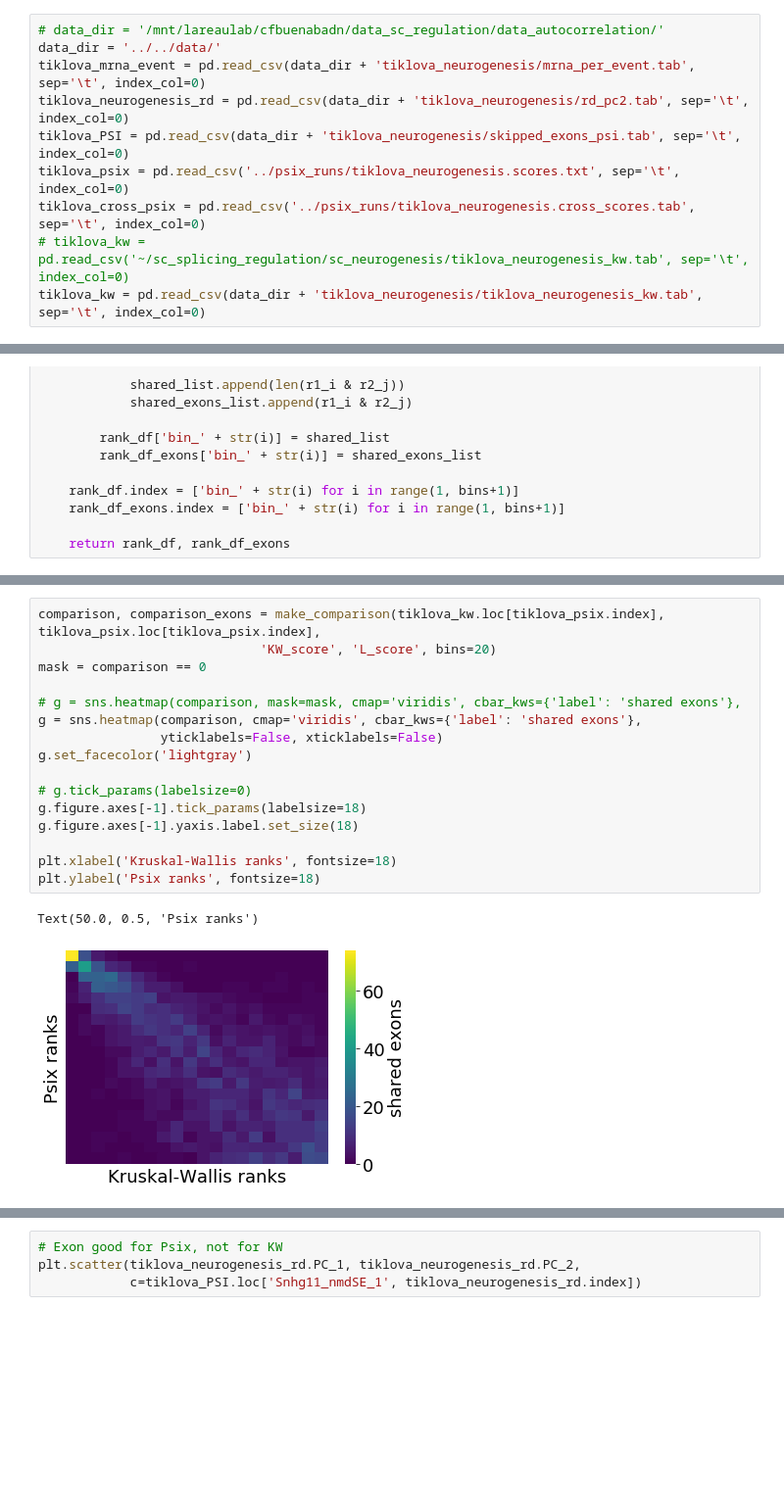
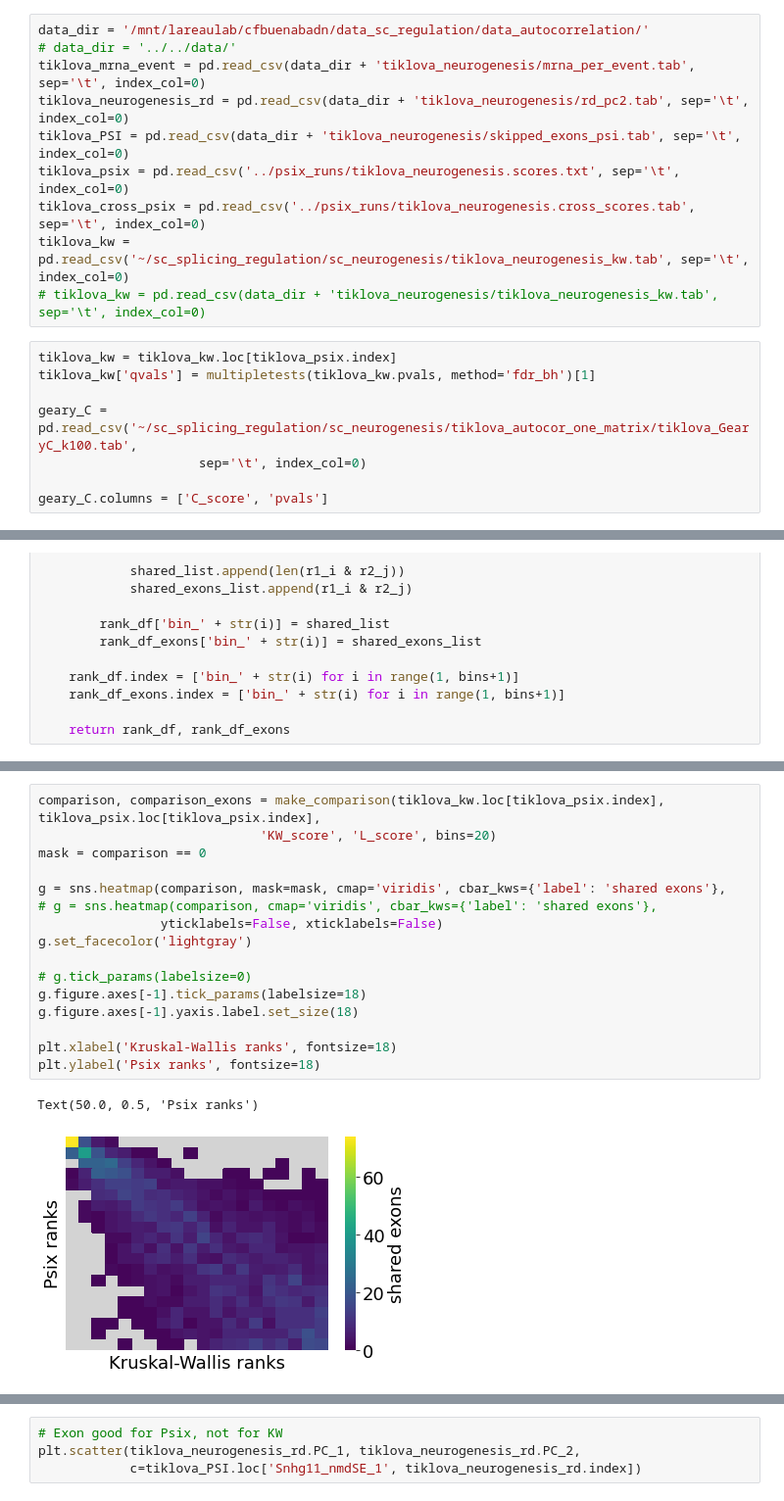
Before and after one commit to lareaulab/psix, a Jupyter notebook: data_analysis/rank_comparisons.ipynb, the cells around one changed output, grey strips where cells are left out. Shown at 98% size. Cells and saved outputs as stored; diff of their text form; blank space fills up the shorter version.

```diff
--- a/data_analysis/rank_comparisons.ipynb
+++ b/data_analysis/rank_comparisons.ipynb
@@ -20,13 +22,21 @@ from tqdm import tqdm
 # %%
-# data_dir = '/mnt/lareaulab/cfbuenabadn/data_sc_regulation/data_autocorrelation/'
-data_dir = '../../data/'
+data_dir = '/mnt/lareaulab/cfbuenabadn/data_sc_regulation/data_autocorrelation/'
+# data_dir = '../../data/'
 tiklova_mrna_event = pd.read_csv(data_dir + 'tiklova_neurogenesis/mrna_per_event.tab', sep='\t', index_col=0)
 tiklova_neurogenesis_rd = pd.read_csv(data_dir + 'tiklova_neurogenesis/rd_pc2.tab', sep='\t', index_col=0)
 tiklova_PSI = pd.read_csv(data_dir + 'tiklova_neurogenesis/skipped_exons_psi.tab', sep='\t', index_col=0)
 tiklova_psix = pd.read_csv('../psix_runs/tiklova_neurogenesis.scores.txt', sep='\t', index_col=0)
 tiklova_cross_psix = pd.read_csv('../psix_runs/tiklova_neurogenesis.cross_scores.tab', sep='\t', index_col=0)
-# tiklova_kw = pd.read_csv('~/sc_splicing_regulation/sc_neurogenesis/tiklova_neurogenesis_kw.tab', sep='\t', index_col=0)
-tiklova_kw = pd.read_csv(data_dir + 'tiklova_neurogenesis/tiklova_neurogenesis_kw.tab', sep='\t', index_col=0)
+tiklova_kw = pd.read_csv('~/sc_splicing_regulation/sc_neurogenesis/tiklova_neurogenesis_kw.tab', sep='\t', index_col=0)
+# tiklova_kw = pd.read_csv(data_dir + 'tiklova_neurogenesis/tiklova_neurogenesis_kw.tab', sep='\t', index_col=0)
+# %%
+tiklova_kw = tiklova_kw.loc[tiklova_psix.index]
+tiklova_kw['qvals'] = multipletests(tiklova_kw.pvals, method='fdr_bh')[1]
+
+geary_C = pd.read_csv('~/sc_splicing_regulation/sc_neurogenesis/tiklova_autocor_one_matrix/tiklova_GearyC_k100.tab',
+                     sep='\t', index_col=0)
+
+geary_C.columns = ['C_score', 'pvals']
 # %%
 def get_ranks(scores_df, score_name, bins=50):
     score_series = scores_df.sort_values(score_name).sort_values(score_name)
@@ -117,19 +87,19 @@ mask
 # %%
 comparison, comparison_exons = make_comparison(tiklova_kw.loc[tiklova_psix.index], tiklova_psix.loc[tiklova_psix.index],
                              'KW_score', 'L_score', bins=20)
 mask = comparison == 0
 
-# g = sns.heatmap(comparison, mask=mask, cmap='viridis', cbar_kws={'label': 'shared exons'},
-g = sns.heatmap(comparison, cmap='viridis', cbar_kws={'label': 'shared exons'},
+g = sns.heatmap(comparison, mask=mask, cmap='viridis', cbar_kws={'label': 'shared exons'},
+# g = sns.heatmap(comparison, cmap='viridis', cbar_kws={'label': 'shared exons'},
                 yticklabels=False, xticklabels=False)
 g.set_facecolor('lightgray')
 
 # g.tick_params(labelsize=0)
 g.figure.axes[-1].tick_params(labelsize=18)
 g.figure.axes[-1].yaxis.label.set_size(18)
 
 plt.xlabel('Kruskal-Wallis ranks', fontsize=18)
 plt.ylabel('Psix ranks', fontsize=18)
 # %% [output]
 Text(50.0, 0.5, 'Psix ranks')
-[figure, old version]
+[figure, new version]
```
Also changed, not shown: parts of 13 cells of this notebook, 5 other files.
